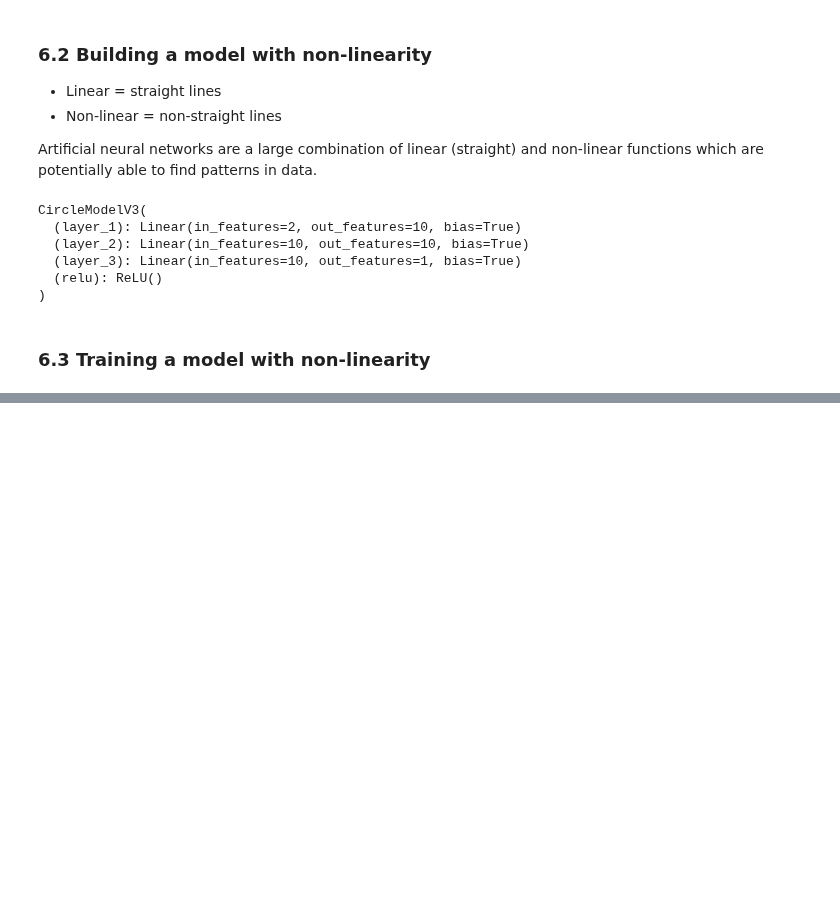
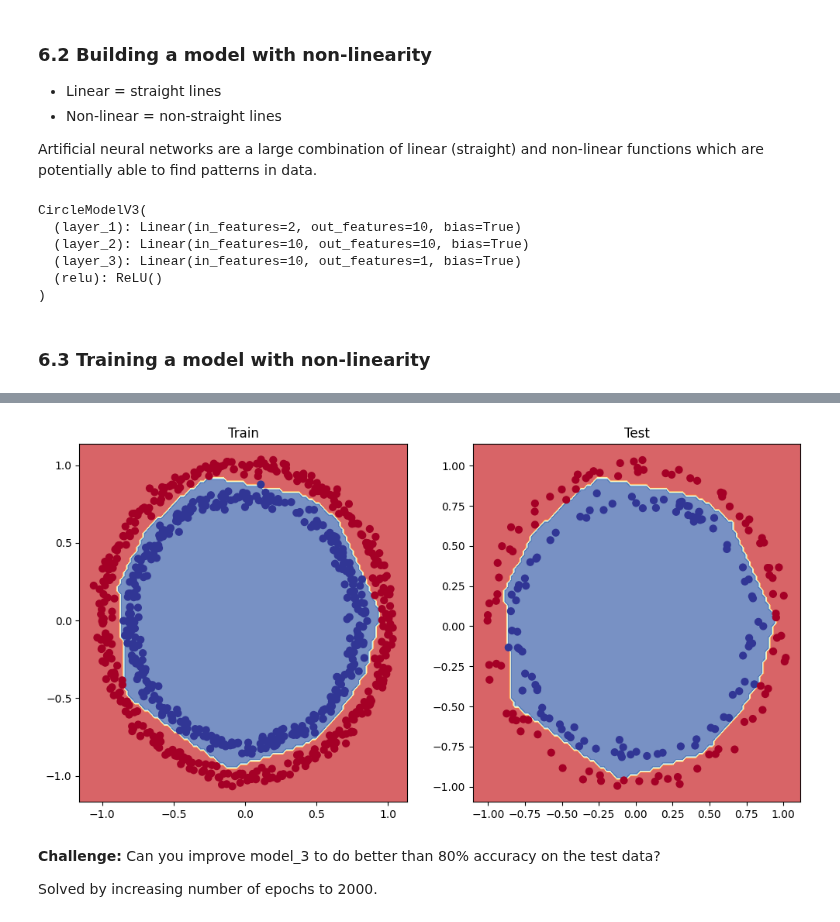
Before and after one commit to sifulsidd/pytorch, a Jupyter notebook: 02_neural_network_classification.ipynb, the cells around one changed output, grey strips where cells are left out. Cells and saved outputs as stored; diff of their text form; code cells hidden in the pictures; blank space fills up the shorter version.

Commit message:
Nonlinear visual is updated, got about 99% accuracy by increasing epochs to 2000.

```diff
--- a/02_neural_network_classification.ipynb
+++ b/02_neural_network_classification.ipynb
@@ -885,7 +886,7 @@ torch.cuda.manual_seed(42)
 
 X_train, X_test, y_train, y_test = X_train.to(device), X_test.to(device), y_train.to(device), y_test.to(device)
 
-epochs = 1000
+epochs = 2000
 
 for epoch in range(epochs):
   model_3.train()
@@ -924,0 +958,15 @@ Epoch: 900 | Loss: 0.62324 | Accuracy: 74.00% | Test Loss: 0.62111 | Test Accura
+# %%
+plt.figure(figsize=(12,6))
+plt.subplot(1,2,1)
+plt.title("Train")
+plot_decision_boundary(model_3, X_train, y_train) # non-linearity
+
+plt.subplot(1,2,2)
+plt.title("Test")
+plot_decision_boundary(model_3, X_test, y_test)
+# %% [output]
+[figure, added]
+# %% [markdown]
+**Challenge:** Can you improve model_3 to do better than 80% accuracy on the test data?
+
+Solved by increasing number of epochs to 2000.
```
Also changed, not shown: parts of 16 cells of this notebook.
